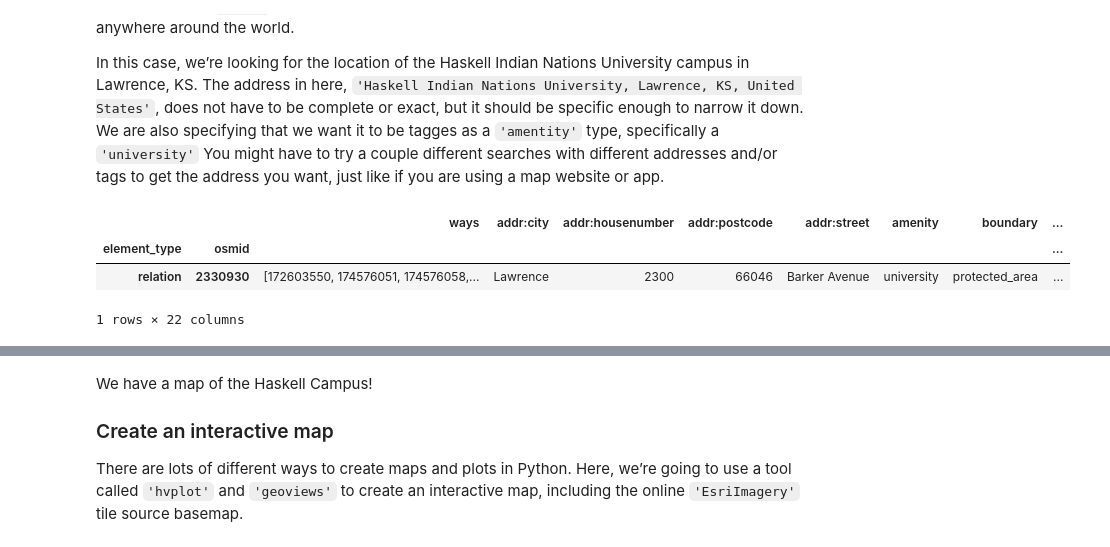
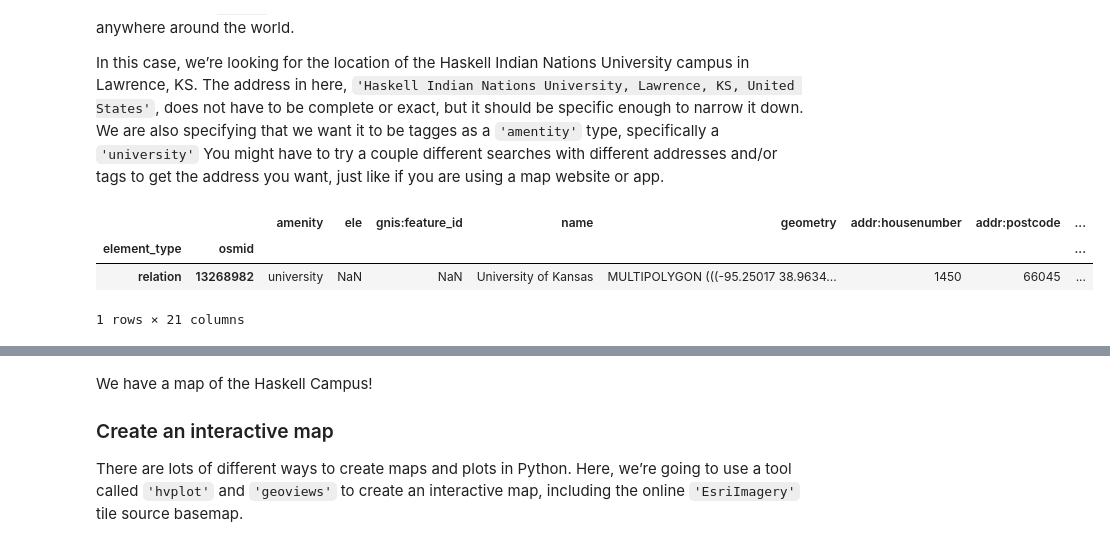
Before and after one commit to adelinekelly/first-map-template, a Jupyter notebook: first-map.ipynb, the cells around one changed output, grey strips where cells are left out. Drawn from its saved outputs; the diff is of its cells as text; code cells hidden in the pictures.

```diff
--- a/first-map.ipynb
+++ b/first-map.ipynb
@@ -49,13 +49,19 @@ couple different searches with different addresses and/or tags to get
 the address you want, just like if you are using a map website or app.
 # %%
 # Search for United Tribes Technical College
-haskell_gdf = osm.features_from_address(
-    'Haskell Indian Nations University, Lawrence, KS, United States',
+ku_gdf = osm.features_from_address(
+    'University of Kansas, Lawrence, KS, United States',
     {'amenity': ['university']})
-haskell_gdf
+ku_gdf
+
+ku_gdf = ku_gdf.loc[
+    ku_gdf.index.get_level_values('element_type') == 'relation'
+]
+
+ku_gdf
 # %% [output]
-|  |  | ways | addr:city | addr:housenumber | addr:postcode | addr:street | amenity | boundary | ... |
+|  |  | amenity | ele | gnis:feature_id | name | geometry | addr:housenumber | addr:postcode | ... |
 | element_type | osmid |  |  |  |  |  |  |  | ... |
-| relation | 2330930 | [172603550, 174576051, 174576058,... | Lawrence | 2300 | 66046 | Barker Avenue | university | protected_area | ... |
+| relation | 13268982 | university | NaN | NaN | University of Kansas | MULTIPOLYGON (((-95.25017 38.9634... | 1450 | 66045 | ... |
-1 rows × 22 columns
+1 rows × 21 columns
 # %%
```
Also changed, not shown: parts of 2 cells of this notebook, 3 other files.
